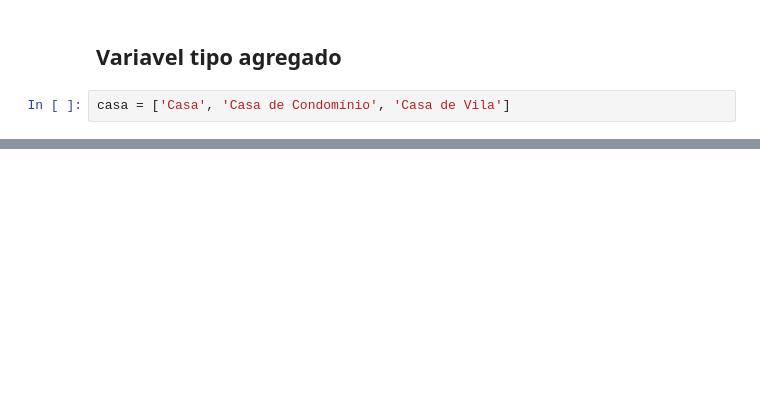
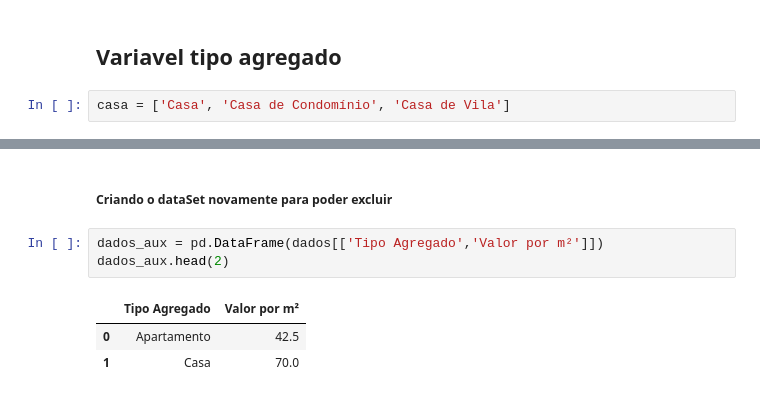
Before and after one commit to leandrolinkolnr/DataScience, a Jupyter notebook: Pandas-Tratamento e analise de dados/Criando novas variaveis no dataSet.ipynb, the cells around one changed output, grey strips where cells are left out. Drawn from its saved outputs; the diff is of its cells as text; blank space fills up the shorter version.

```diff
--- a/Pandas-Tratamento e analise de dados/Criando novas variaveis no dataSet.ipynb
+++ b/Pandas-Tratamento e analise de dados/Criando novas variaveis no dataSet.ipynb
@@ -70,0 +110,9 @@ dados.head(10)
+# %% [markdown]
+##### Criando o dataSet novamente para poder excluir
+# %%
+dados_aux = pd.DataFrame(dados[['Tipo Agregado','Valor por m²']])
+dados_aux.head(2)
+# %% [output]
+|  | Tipo Agregado | Valor por m² |
+| 0 | Apartamento | 42.5 |
+| 1 | Casa | 70.0 |
```
Also changed, not shown: parts of 12 cells of this notebook, 1 other file.
